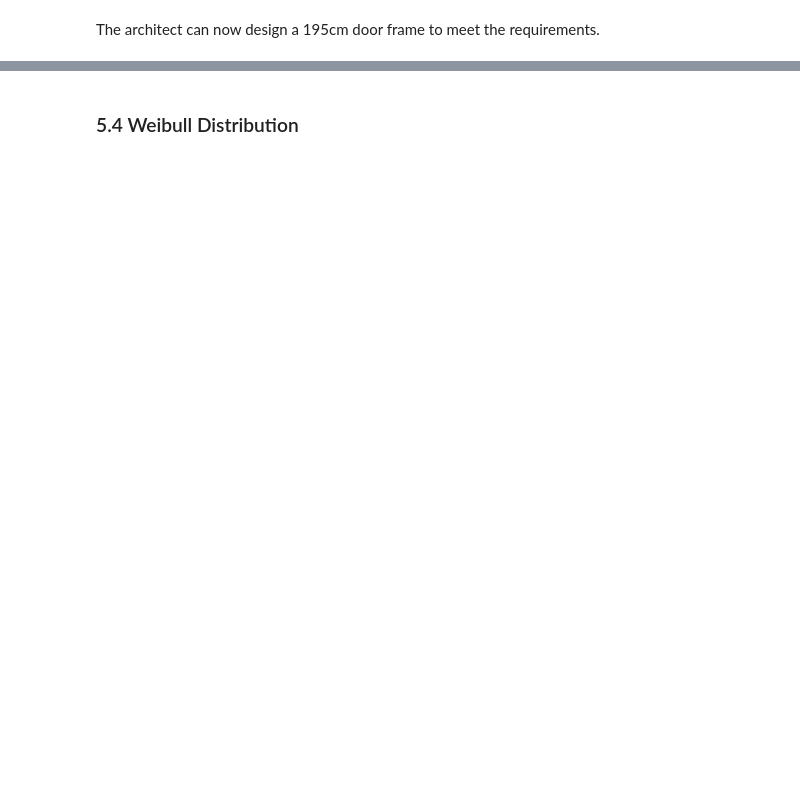
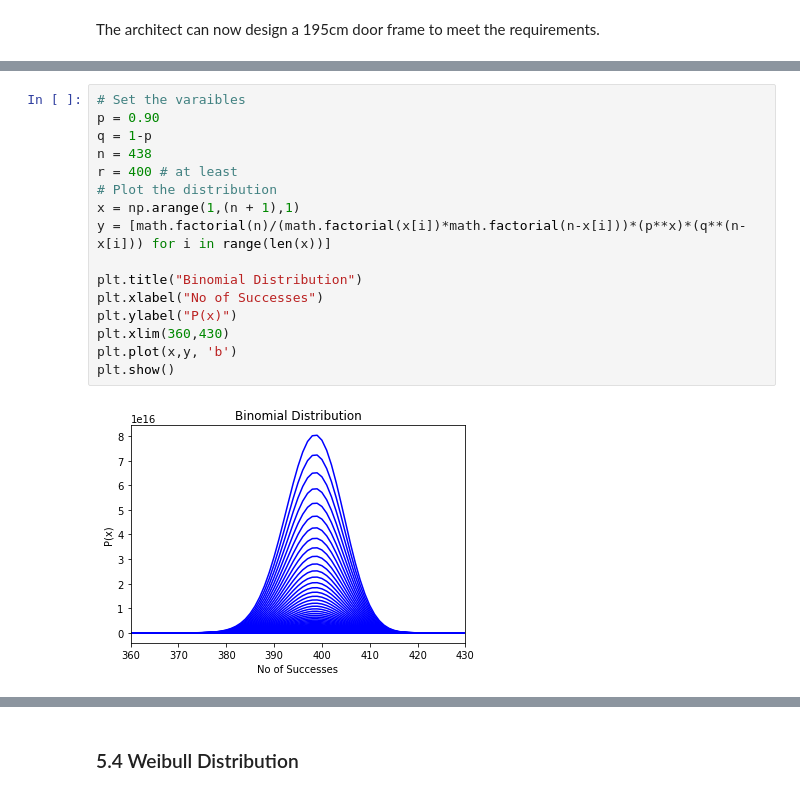
Before and after one commit to shkyler/gmit-pfda-exercises, a Jupyter notebook: numpyrandom.ipynb, the cells around one changed output, grey strips where cells are left out. Cells and saved outputs as stored; diff of their text form; blank space fills up the shorter version.

Commit message:
added binomial distribution

```diff
--- a/numpyrandom.ipynb
+++ b/numpyrandom.ipynb
@@ -541,0 +554,18 @@ The architect can now design a 195cm door frame to meet the requirements.
+# %%
+# Set the varaibles
+p = 0.90
+q = 1-p
+n = 438
+r = 400 # at least
+# Plot the distribution
+x = np.arange(1,(n + 1),1)
+y = [math.factorial(n)/(math.factorial(x[i])*math.factorial(n-x[i]))*(p**x)*(q**(n-x[i])) for i in range(len(x))]
+
+plt.title("Binomial Distribution")
+plt.xlabel("No of Successes")
+plt.ylabel("P(x)")
+plt.xlim(360,430)
+plt.plot(x,y, 'b')
+plt.show()
+# %% [output]
+[figure, added]
```
Also changed, not shown: parts of 35 cells of this notebook, 1 other file.
